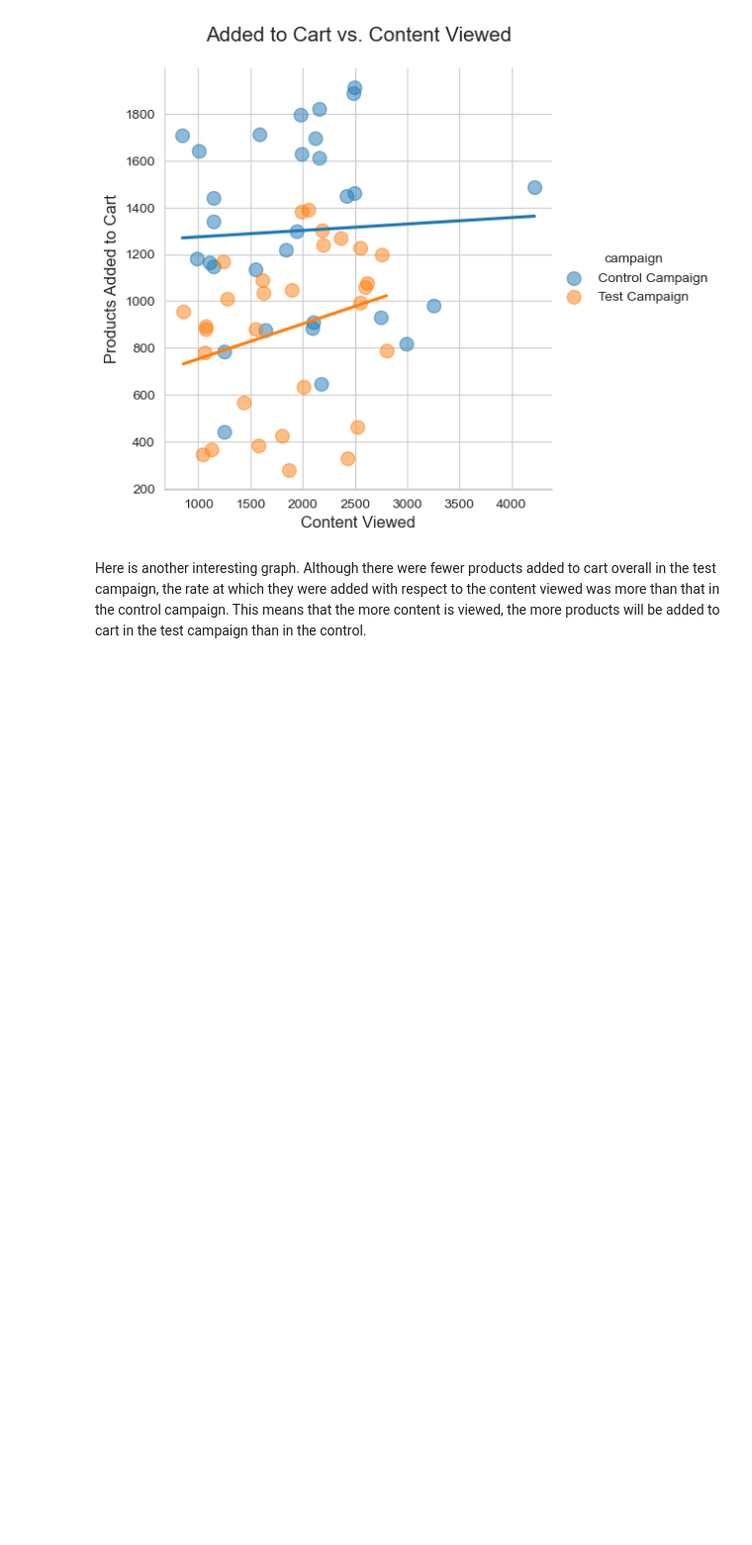
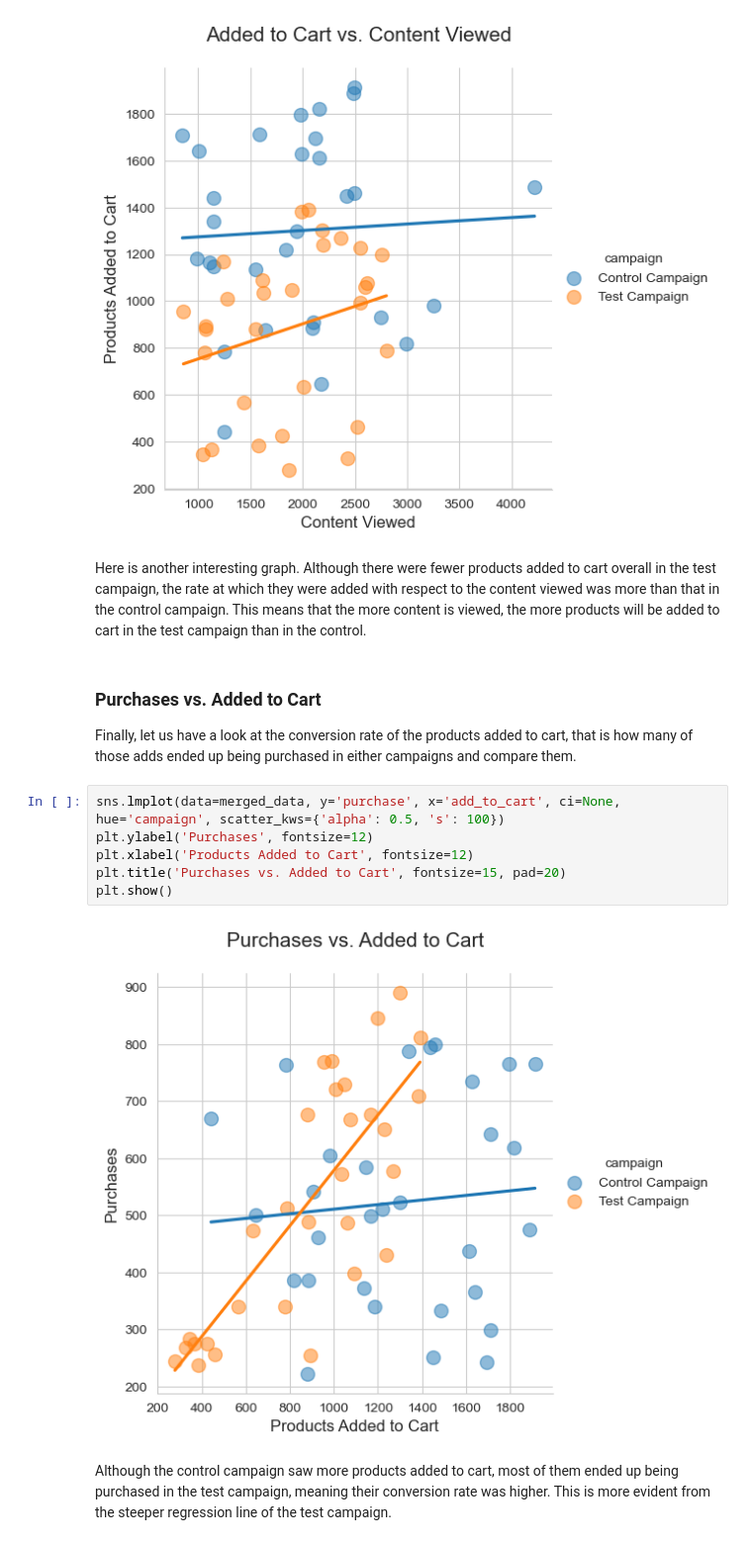
Before and after one commit to Rafsan7238/Data-Analysis_Data-Science_Projects, a Jupyter notebook: Python Projects/Website Landing Page A:B Testing/E-Commerce Website A:B Testing.ipynb, the cells around one changed output. Shown at 99% size. Drawn from its saved outputs; the diff is of its cells as text; blank space fills up the shorter version.

Commit message:
Plotted purchases vs added to cart

```diff
--- a/Python Projects/Website Landing Page A:B Testing/E-Commerce Website A:B Testing.ipynb
+++ b/Python Projects/Website Landing Page A:B Testing/E-Commerce Website A:B Testing.ipynb
@@ -525,3 +525,16 @@ plt.show()
 [figure]
 # %% [markdown]
 Here is another interesting graph. Although there were fewer products added to cart overall in the test campaign, the rate at which they were added with respect to the content viewed was more than that in the control campaign. This means that the more content is viewed, the more products will be added to cart in the test campaign than in the control.
+# %% [markdown]
+### Purchases vs. Added to Cart
+Finally, let us have a look at the conversion rate of the products added to cart, that is how many of those adds ended up being purchased in either campaigns and compare them.
+# %%
+sns.lmplot(data=merged_data, y='purchase', x='add_to_cart', ci=None, hue='campaign', scatter_kws={'alpha': 0.5, 's': 100})
+plt.ylabel('Purchases', fontsize=12)
+plt.xlabel('Products Added to Cart', fontsize=12)
+plt.title('Purchases vs. Added to Cart', fontsize=15, pad=20)
+plt.show()
+# %% [output]
+[figure, added]
+# %% [markdown]
+Although the control campaign saw more products added to cart, most of them ended up being purchased in the test campaign, meaning their conversion rate was higher. This is more evident from the steeper regression line of the test campaign.
```
